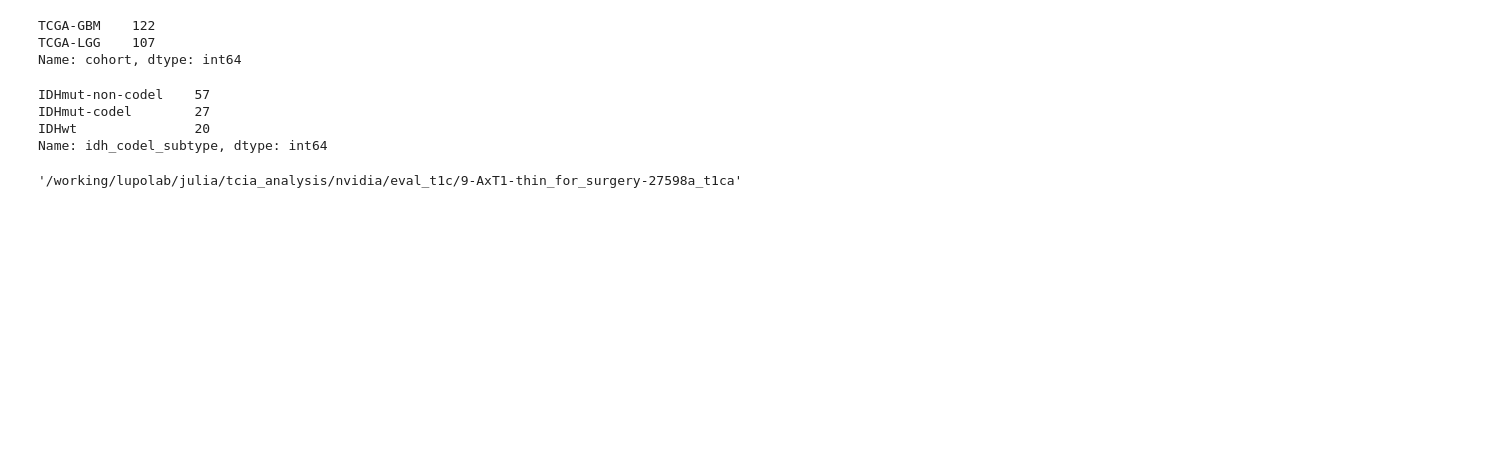
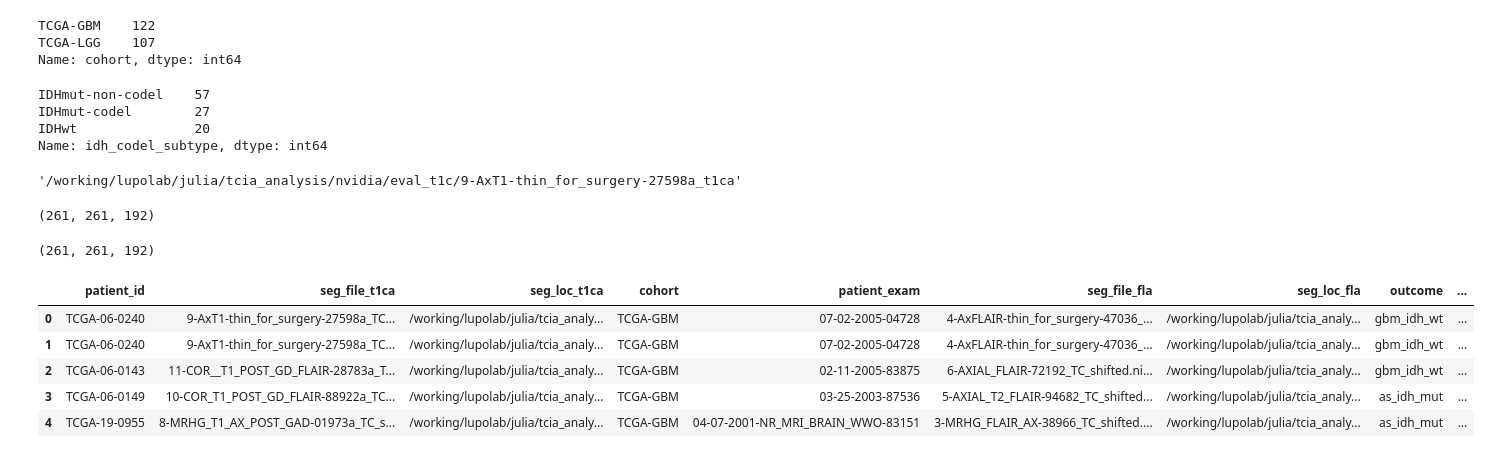
Before and after one commit to julclu/tcia_analysis, a Jupyter notebook: code_updated/05_segmap_to_outcome.ipynb, the cells around one changed output. Drawn from its saved outputs; the diff is of its cells as text; code cells hidden in the pictures; blank space fills up the shorter version.

```diff
--- a/code_updated/05_segmap_to_outcome.ipynb
+++ b/code_updated/05_segmap_to_outcome.ipynb
@@ -362,0 +387,4 @@ seg_w_outcome.seg_loc_t1ca[0]
+# %%
+nb_file.get_fdata().shape
+# %% [output]
+(261, 261, 192)
@@ -363,2 +393,15 @@ seg_w_outcome.seg_loc_t1ca[0]
+# %%
+nb_file.get_fdata().shape
+# %% [output]
+(261, 261, 192)
+# %%
+seg_w_outcome.head()
+# %% [output]
+|  | patient_id | seg_file_t1ca | seg_loc_t1ca | cohort | patient_exam | seg_file_fla | seg_loc_fla | outcome | ... |
+| 0 | TCGA-06-0240 | 9-AxT1-thin_for_surgery-27598a_TC... | /working/lupolab/julia/tcia_analy... | TCGA-GBM | 07-02-2005-04728 | 4-AxFLAIR-thin_for_surgery-47036_... | /working/lupolab/julia/tcia_analy... | gbm_idh_wt | ... |
+| 1 | TCGA-06-0240 | 9-AxT1-thin_for_surgery-27598a_TC... | /working/lupolab/julia/tcia_analy... | TCGA-GBM | 07-02-2005-04728 | 4-AxFLAIR-thin_for_surgery-47036_... | /working/lupolab/julia/tcia_analy... | gbm_idh_wt | ... |
+| 2 | TCGA-06-0143 | 11-COR__T1_POST_GD_FLAIR-28783a_T... | /working/lupolab/julia/tcia_analy... | TCGA-GBM | 02-11-2005-83875 | 6-AXIAL_FLAIR-72192_TC_shifted.ni... | /working/lupolab/julia/tcia_analy... | gbm_idh_wt | ... |
+| 3 | TCGA-06-0149 | 10-COR_T1_POST_GD_FLAIR-88922a_TC... | /working/lupolab/julia/tcia_analy... | TCGA-GBM | 03-25-2003-87536 | 5-AXIAL_T2_FLAIR-94682_TC_shifted... | /working/lupolab/julia/tcia_analy... | as_idh_mut | ... |
+| 4 | TCGA-19-0955 | 8-MRHG_T1_AX_POST_GAD-01973a_TC_s... | /working/lupolab/julia/tcia_analy... | TCGA-GBM | 04-07-2001-NR_MRI_BRAIN_WWO-83151 | 3-MRHG_FLAIR_AX-38966_TC_shifted.... | /working/lupolab/julia/tcia_analy... | as_idh_mut | ... |
 # %%
 seg_w_outcome.to_csv(Path(PATH, 'cnn_analysis/who_subtype/data/processed_csvs/seg_map_with_outcome.csv'), index = False)
```
Also changed, not shown: parts of 11 cells of this notebook, 2 other files.
